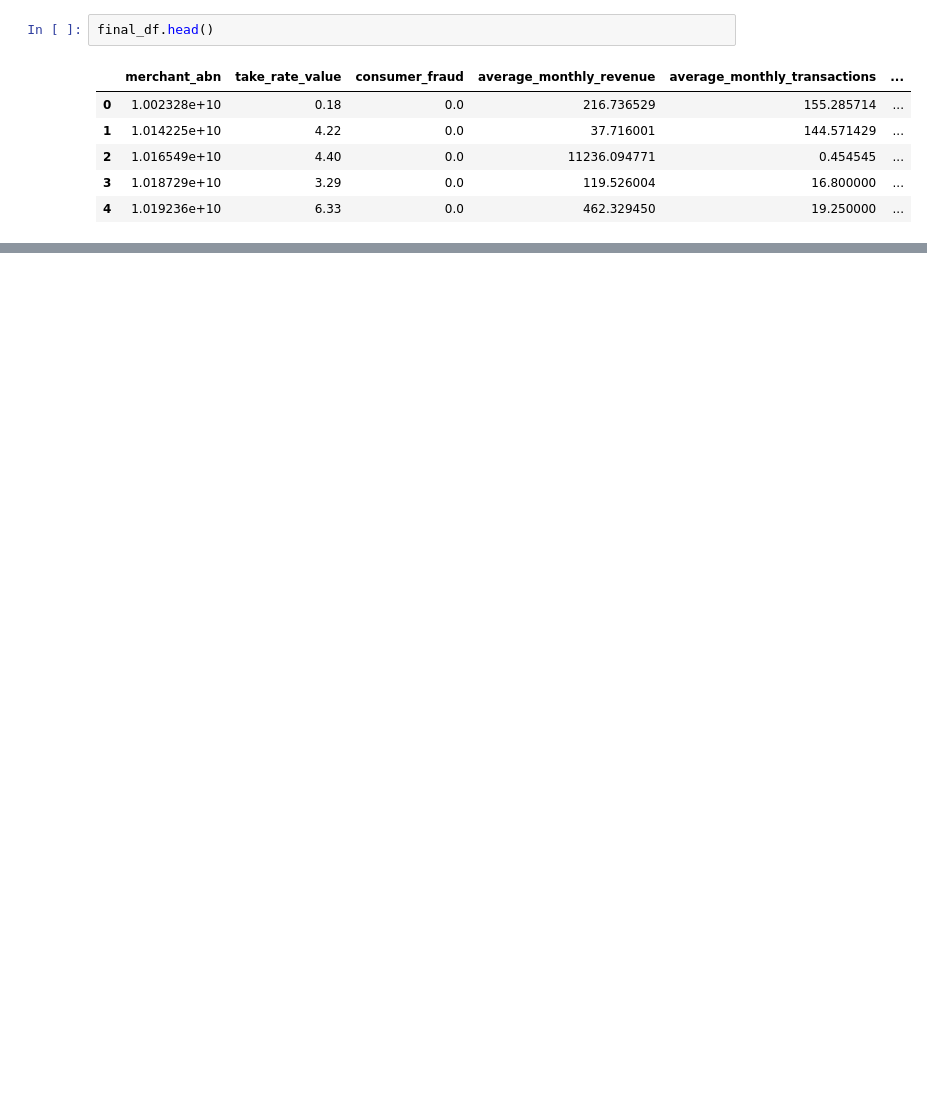
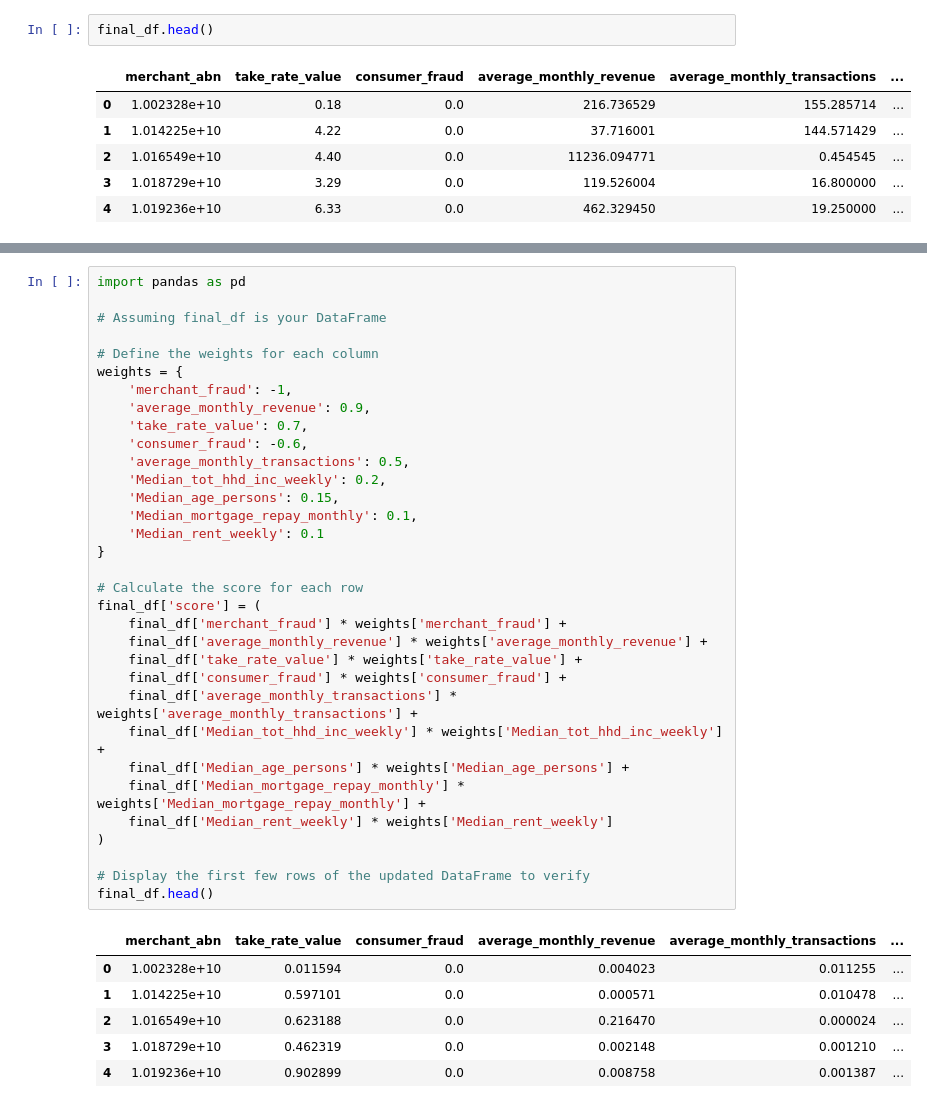
Before and after one commit to MAST30034-AppliedDataScience/project-2-group-buy-now-pay-later-industry-project-24, a Jupyter notebook: notebooks/Big merge.ipynb, the cells around one changed output, grey strips where cells are left out. Saved outputs shown, nothing was run; the diff lists cells and outputs as text; blank space fills up the shorter version.

```diff
--- a/notebooks/Big merge.ipynb
+++ b/notebooks/Big merge.ipynb
@@ -111,0 +149,40 @@ final_df.head()
+# %%
+import pandas as pd
+
+# Assuming final_df is your DataFrame
+
+# Define the weights for each column
+weights = {
+    'merchant_fraud': -1,
+    'average_monthly_revenue': 0.9,
+    'take_rate_value': 0.7,
+    'consumer_fraud': -0.6,
+    'average_monthly_transactions': 0.5,
+    'Median_tot_hhd_inc_weekly': 0.2,
+    'Median_age_persons': 0.15,
+    'Median_mortgage_repay_monthly': 0.1,
+    'Median_rent_weekly': 0.1
+}
+
+# Calculate the score for each row
+final_df['score'] = (
+    final_df['merchant_fraud'] * weights['merchant_fraud'] +
+    final_df['average_monthly_revenue'] * weights['average_monthly_revenue'] +
+    final_df['take_rate_value'] * weights['take_rate_value'] +
+    final_df['consumer_fraud'] * weights['consumer_fraud'] +
+    final_df['average_monthly_transactions'] * weights['average_monthly_transactions'] +
+    final_df['Median_tot_hhd_inc_weekly'] * weights['Median_tot_hhd_inc_weekly'] +
+    final_df['Median_age_persons'] * weights['Median_age_persons'] +
+    final_df['Median_mortgage_repay_monthly'] * weights['Median_mortgage_repay_monthly'] +
+    final_df['Median_rent_weekly'] * weights['Median_rent_weekly']
+)
+
+# Display the first few rows of the updated DataFrame to verify
+final_df.head()
+# %% [output]
+|  | merchant_abn | take_rate_value | consumer_fraud | average_monthly_revenue | average_monthly_transactions | ... |
+| 0 | 1.002328e+10 | 0.011594 | 0.0 | 0.004023 | 0.011255 | ... |
+| 1 | 1.014225e+10 | 0.597101 | 0.0 | 0.000571 | 0.010478 | ... |
+| 2 | 1.016549e+10 | 0.623188 | 0.0 | 0.216470 | 0.000024 | ... |
+| 3 | 1.018729e+10 | 0.462319 | 0.0 | 0.002148 | 0.001210 | ... |
+| 4 | 1.019236e+10 | 0.902899 | 0.0 | 0.008758 | 0.001387 | ... |
```
Also changed, not shown: parts of 5 cells of this notebook.
